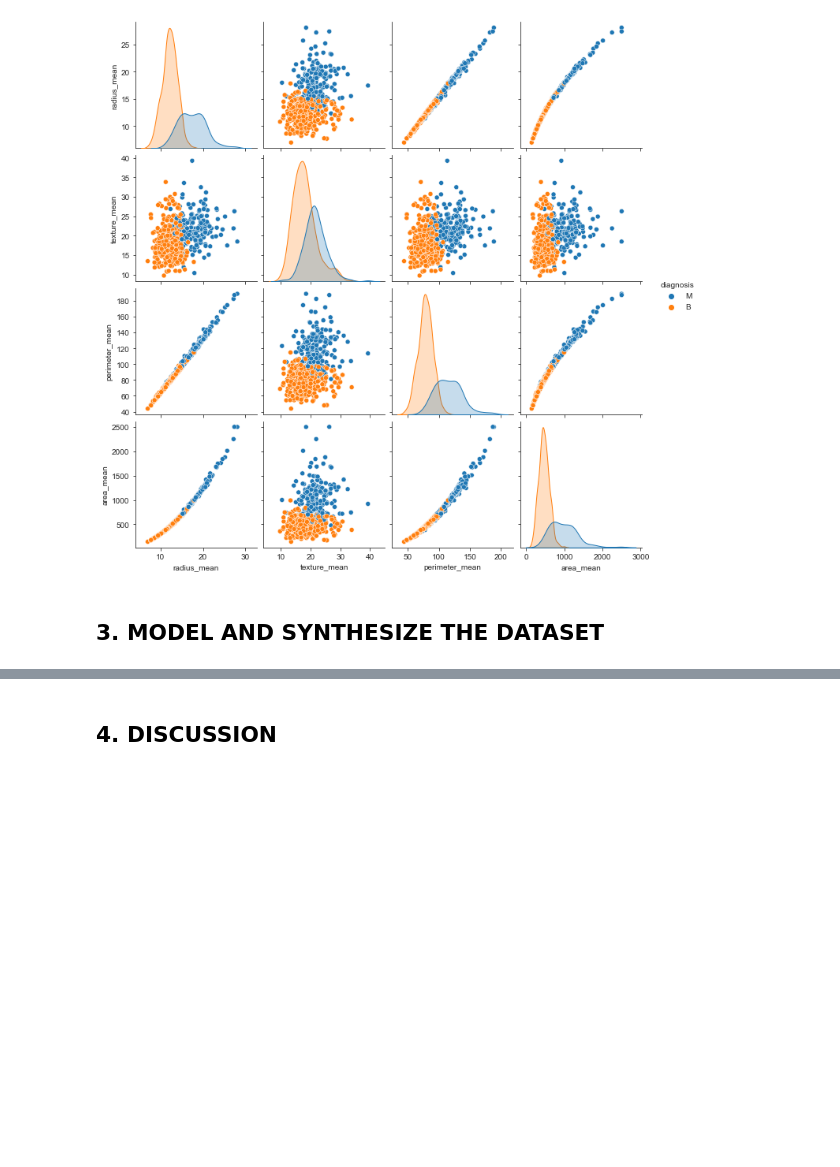
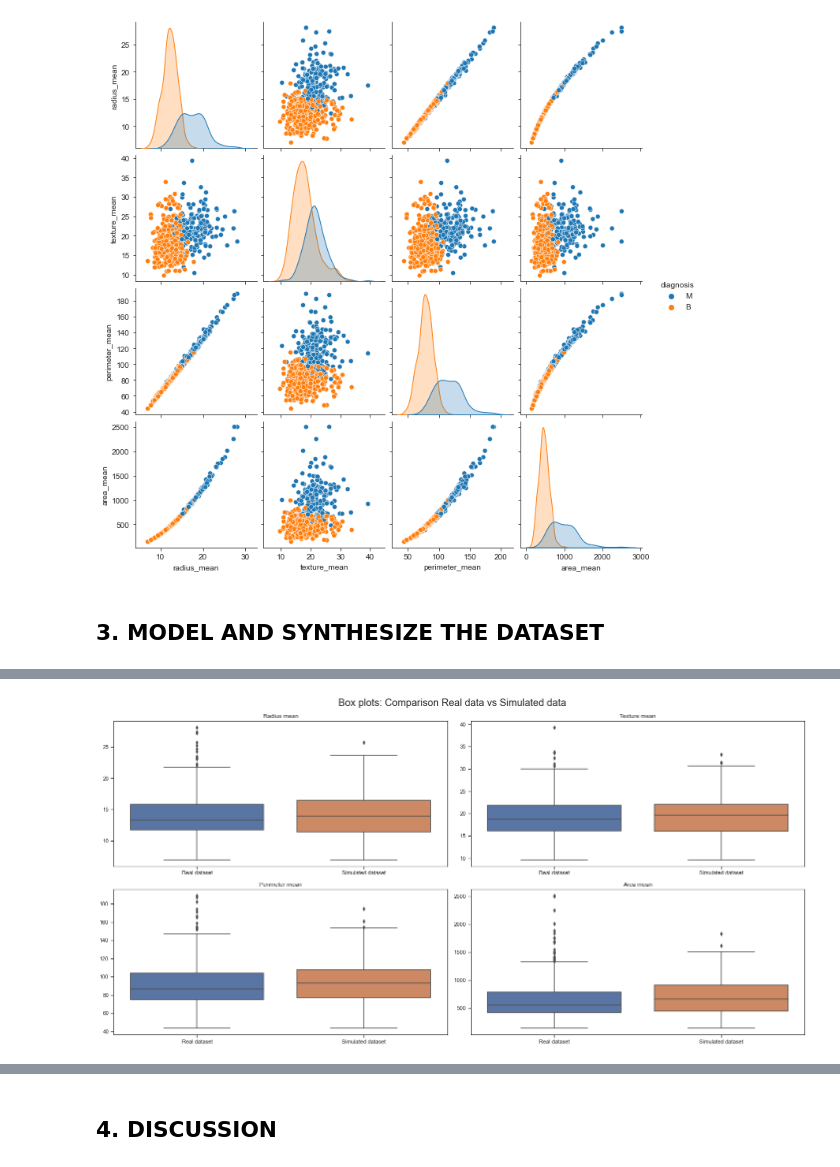
Before and after one commit to RobVergano/PDA22, a Jupyter notebook: Project 1 PDA 2022.ipynb, the cells around one changed output, grey strips where cells are left out. Drawn from its saved outputs; the diff is of its cells as text; code cells hidden in the pictures; blank space fills up the shorter version.

```diff
--- a/Project 1 PDA 2022.ipynb
+++ b/Project 1 PDA 2022.ipynb
@@ -271,0 +230,20 @@ data[:10]
+# %%
+sns.set(style="ticks")
+
+figure, axes = plt.subplots(2,2,figsize=(20,10))
+
+figure.suptitle("Box plots: Comparison Real data vs Simulated data", fontsize =20)
+
+axes[0,0].set_title("Radius mean")
+axes[0,1].set_title("Texture mean")
+axes[1,0].set_title("Perimeter mean")
+axes[1,1].set_title("Area mean")
+
+sns.boxplot(ax=axes[0,0], data=rm)
+sns.boxplot(ax=axes[0,1], data=tm)
+sns.boxplot(ax=axes[1,0], data=pm)
+sns.boxplot(ax=axes[1,1], data=am)
+
+plt.tight_layout()
+# %% [output]
+[figure, added]
```
Also changed, not shown: parts of 22 cells of this notebook.
